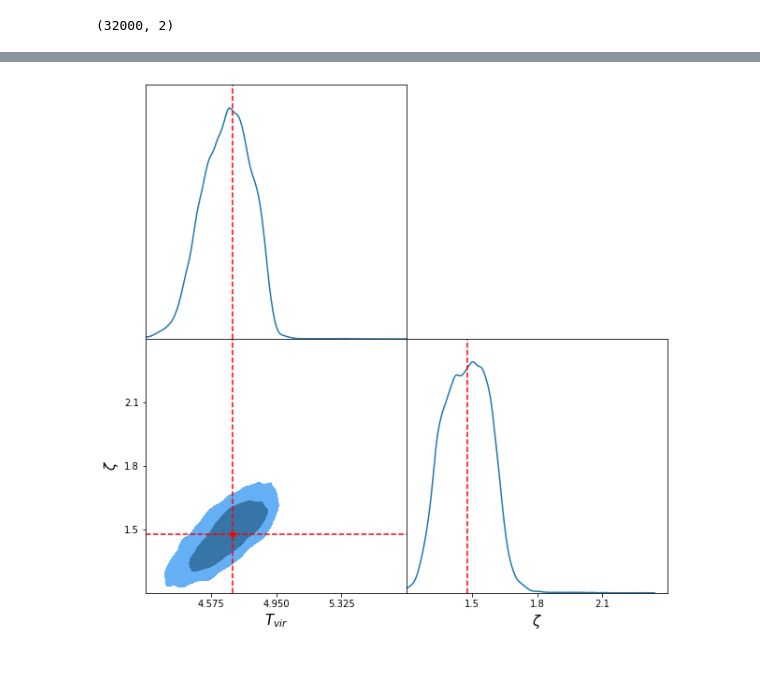
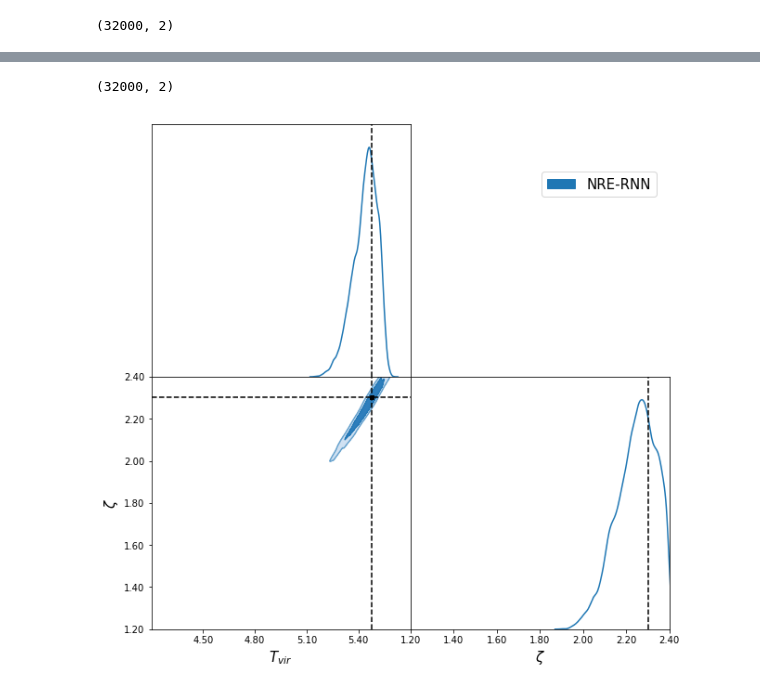
Before and after one commit to suicee/21cmNRE, a Jupyter notebook: Experiments.ipynb, the cells around one changed output, grey strips where cells are left out. Saved outputs shown, nothing was run; the diff lists cells and outputs as text; code cells hidden in the pictures.

```diff
--- a/Experiments.ipynb
+++ b/Experiments.ipynb
@@ -244,0 +146,9 @@ from tools.utils import gridplot
+# %%
+datas=torch.tensor(datas[np.newaxis,:],dtype=torch.float)
+params=torch.tensor(params[np.newaxis,:],dtype=torch.float)
+
+datas=datas.to(device='cuda')
+params=params.to(device='cuda')
+
+logp =torch.sigmoid(model(datas,params))
+p=logp.cpu().detach().numpy()
@@ -244,0 +181,25 @@ from tools.utils import gridplot
+# %%
+init_param=np.random.uniform(size=(4, 2))*np.array([2,1.4])+np.array([4,1])
+pos=(init_param-para_mean)/para_std
+
+
+nwalkers, ndim = pos.shape
+
+sampler = emcee.EnsembleSampler(
+    nwalkers, ndim, log_prob, args=([datas]))
+
+sampler.run_mcmc(pos, 10000);
+# %%
+fig, axes = plt.subplots(2, figsize=(10, 5), sharex=True)
+samples = sampler.chain
+samples=samples*para_std+para_mean
+labels = ["Tvir", "zeta"]
+for i in range(ndim):
+    ax = axes[i]
+    for w in range(nwalkers):
+        ax.plot(samples[w, :, i], "k", alpha=0.1)
+    ax.set_xlim(0, len(samples[0]))
+    ax.set_ylabel(labels[i])
+    ax.yaxis.set_label_coords(-0.1, 0.5)
+
+axes[-1].set_xlabel("step number");
@@ -245,6 +208,10 @@ from tools.utils import gridplot
+# %%
+flat_samples_rnn=samples[:,2000:,:].reshape(-1,2)
+print(flat_samples_rnn.shape)
+# %% [output]
+(32000, 2)
 # %%
-# gridplot(flat_samples,true_para=true_para,para_mins=[5.35,2.20],para_maxs=[5.6,2.40],para_names=['T_{vir}','\zeta'])
-# gridplot(flat_samples,true_para=true_para,para_mins=[4.6,1.4],para_maxs=[4.8,1.55],para_names=['T_{vir}','\zeta'])
-gridplot(flat_samples,true_para=true_para,para_mins=[4.2,1.2],para_maxs=[5.7,2.4],para_names=['T_{vir}','\zeta'])
+
+fig=gridplot([flat_samples_rnn],data_names=['NRE-RNN'],true_para=true_para,para_mins=[4.2,1.2],para_maxs=[5.7,2.4],para_names=['T_{vir}','\zeta'])
 # %% [output]
-[figure, old version]
+[figure, new version]
```
Also changed, not shown: parts of 18 cells of this notebook, 2 other files.
